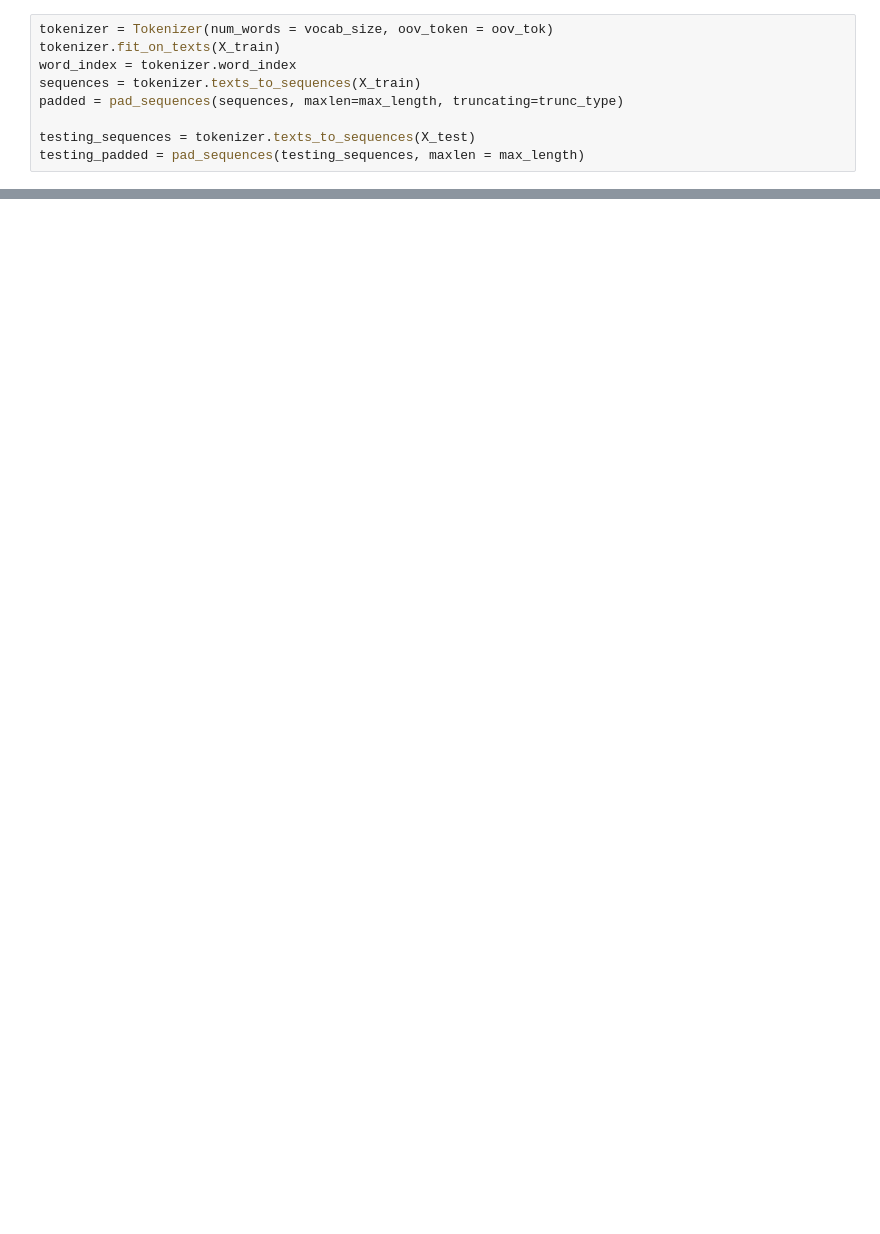
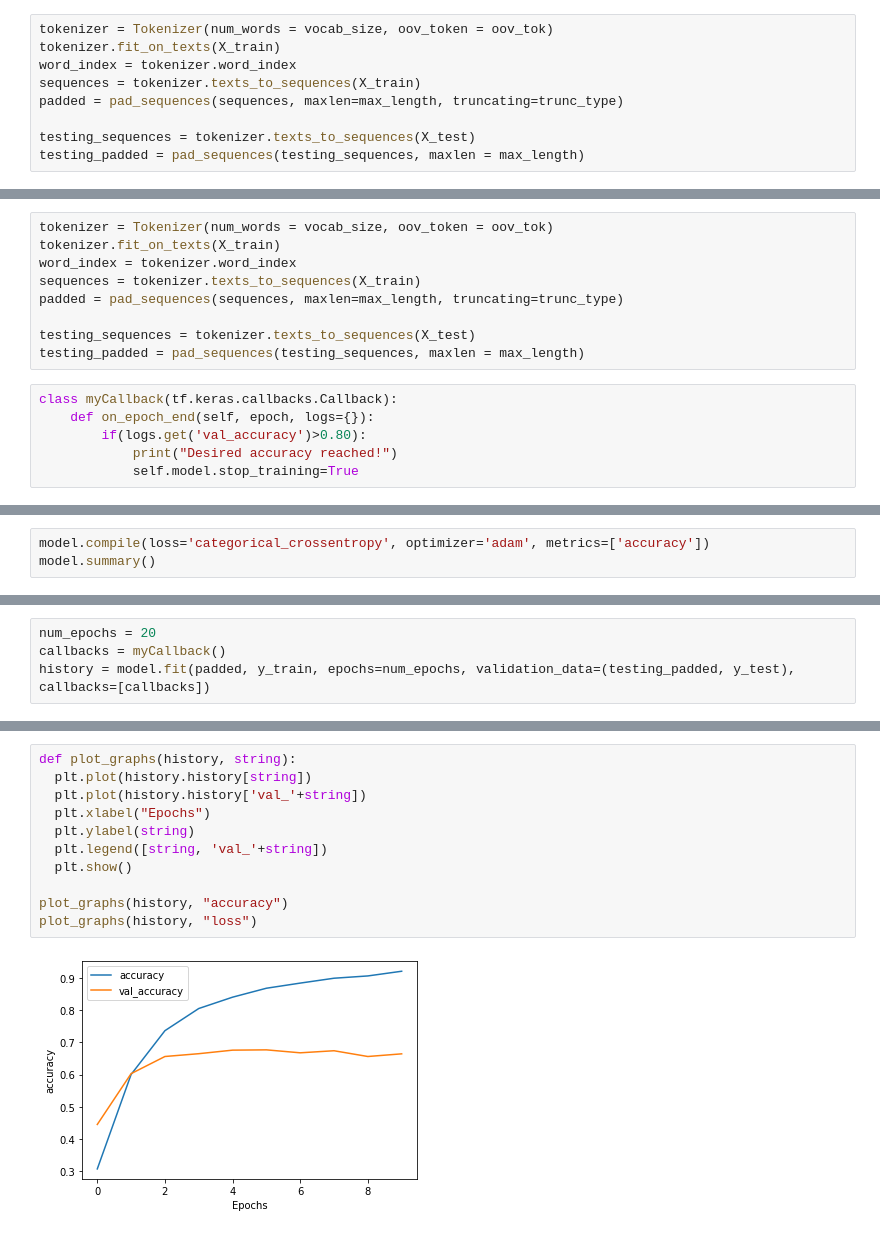
Before and after one commit to aulia-nrp/NLP-using-TensorFlow, a Jupyter notebook: Modelling_B21_CAP0194.ipynb, the cells around one changed output, grey strips where cells are left out. Saved outputs shown, nothing was run; the diff lists cells and outputs as text; blank space fills up the shorter version.

Commit message:
Model Improvement

```diff
--- a/Modelling_B21_CAP0194.ipynb
+++ b/Modelling_B21_CAP0194.ipynb
@@ -408,0 +637,15 @@ with open( 'word_dict.json' , 'w' ) as file:
+# %%
+tokenizer = Tokenizer(num_words = vocab_size, oov_token = oov_tok)
+tokenizer.fit_on_texts(X_train)
+word_index = tokenizer.word_index
+sequences = tokenizer.texts_to_sequences(X_train)
+padded = pad_sequences(sequences, maxlen=max_length, truncating=trunc_type)
+
+testing_sequences = tokenizer.texts_to_sequences(X_test)
+testing_padded = pad_sequences(testing_sequences, maxlen = max_length)
+# %%
+class myCallback(tf.keras.callbacks.Callback):
+	def on_epoch_end(self, epoch, logs={}):
+		if(logs.get('val_accuracy')>0.80):
+			print("Desired accuracy reached!")
+			self.model.stop_training=True
@@ -408,0 +703,3 @@ with open( 'word_dict.json' , 'w' ) as file:
+# %%
+model.compile(loss='categorical_crossentropy', optimizer='adam', metrics=['accuracy'])
+model.summary()
@@ -408,0 +724,4 @@ with open( 'word_dict.json' , 'w' ) as file:
+# %%
+num_epochs = 20
+callbacks = myCallback()
+history = model.fit(padded, y_train, epochs=num_epochs, validation_data=(testing_padded, y_test), callbacks=[callbacks])
@@ -408,0 +749,13 @@ with open( 'word_dict.json' , 'w' ) as file:
+# %%
+def plot_graphs(history, string):
+  plt.plot(history.history[string])
+  plt.plot(history.history['val_'+string])
+  plt.xlabel("Epochs")
+  plt.ylabel(string)
+  plt.legend([string, 'val_'+string])
+  plt.show()
+
+plot_graphs(history, "accuracy")
+plot_graphs(history, "loss")
+# %% [output]
+[figure, added]
```
Also changed, not shown: parts of 104 cells of this notebook.
